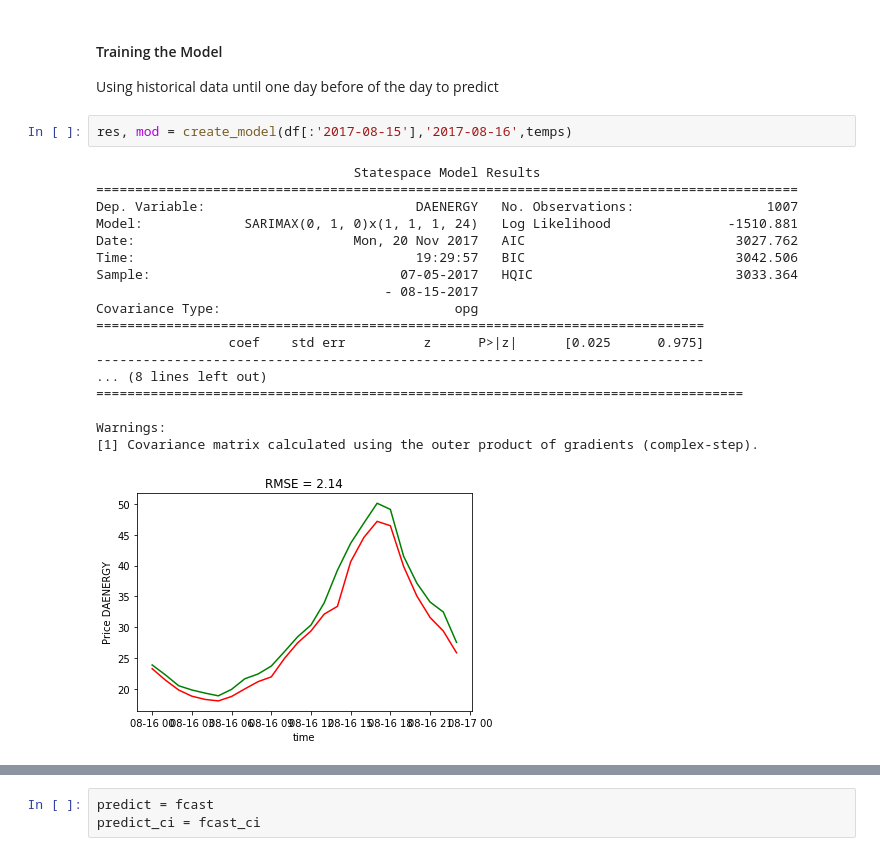
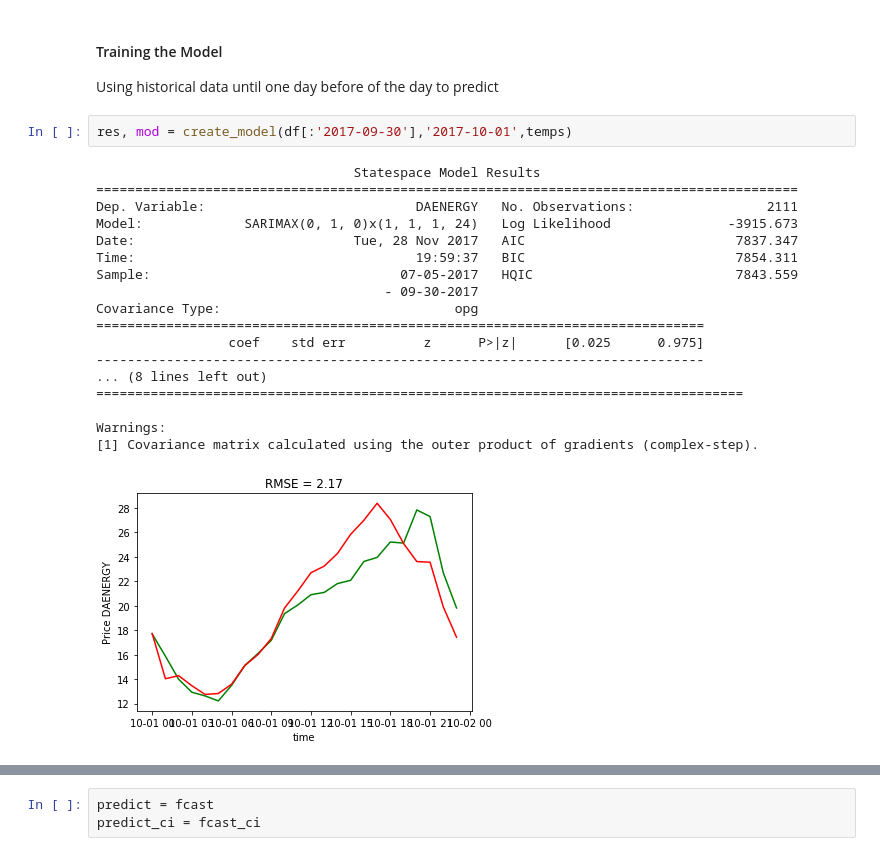
Before and after one commit to dasoto/rnn-timeseries, a Jupyter notebook: Adaboost_Additional_features.ipynb, the cells around one changed output, grey strips where cells are left out. Saved outputs shown, nothing was run; the diff lists cells and outputs as text.

```diff
--- a/Adaboost_Additional_features.ipynb
+++ b/Adaboost_Additional_features.ipynb
@@ -133,26 +133,26 @@ def check_bad_data(df):
 #### Training the Model
 Using historical data until one day before of the day to predict
 # %%
-res, mod = create_model(df[:'2017-08-15'],'2017-08-16',temps)
+res, mod = create_model(df[:'2017-09-30'],'2017-10-01',temps)
 # %% [output]
                                  Statespace Model Results
 ==========================================================================================
-Dep. Variable:                           DAENERGY   No. Observations:                 1007
-Model:             SARIMAX(0, 1, 0)x(1, 1, 1, 24)   Log Likelihood               -1510.881
-Date:                            Mon, 20 Nov 2017   AIC                           3027.762
-Time:                                    19:29:57   BIC                           3042.506
-Sample:                                07-05-2017   HQIC                          3033.364
-                                     - 08-15-2017
+Dep. Variable:                           DAENERGY   No. Observations:                 2111
+Model:             SARIMAX(0, 1, 0)x(1, 1, 1, 24)   Log Likelihood               -3915.673
+Date:                            Tue, 28 Nov 2017   AIC                           7837.347
+Time:                                    19:59:37   BIC                           7854.311
+Sample:                                07-05-2017   HQIC                          7843.559
+                                     - 09-30-2017
 Covariance Type:                              opg
 ==============================================================================
                  coef    std err          z      P>|z|      [0.025      0.975]
 ------------------------------------------------------------------------------
 ... (8 lines left out)
 ===================================================================================
 
 Warnings:
 [1] Covariance matrix calculated using the outer product of gradients (complex-step).
-[figure, old version]
+[figure, new version]
 # %%
 fcast = res.get_forecast(24)
 fcast_ci= fcast.conf_int(alpha=0.25)
```
Also changed, not shown: parts of 36 cells of this notebook, 1 other file.
